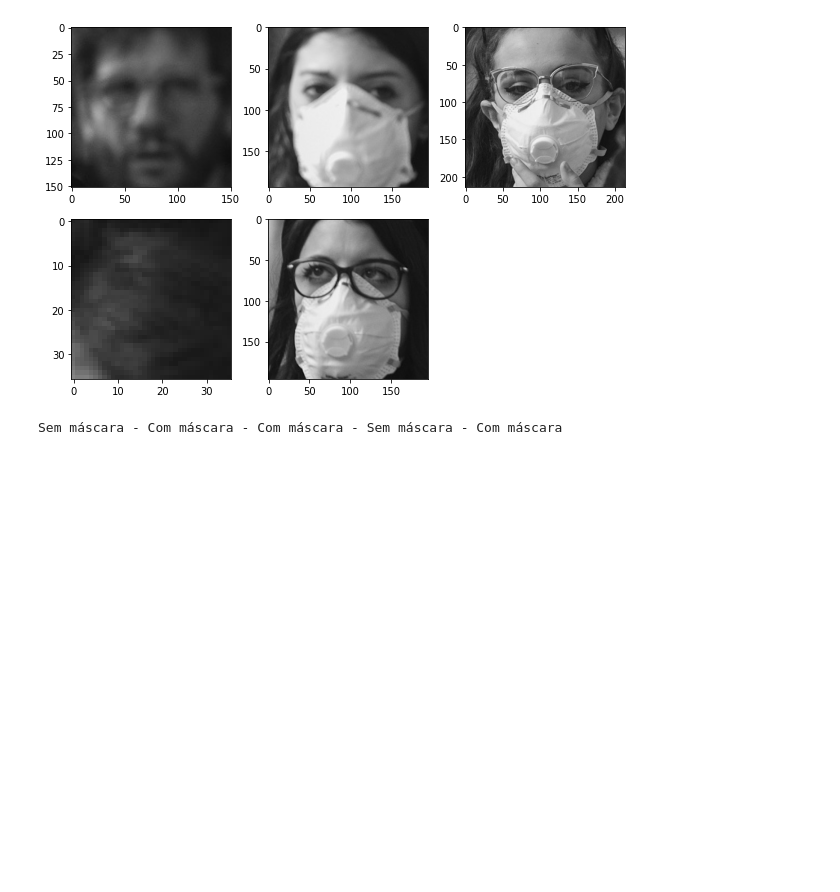
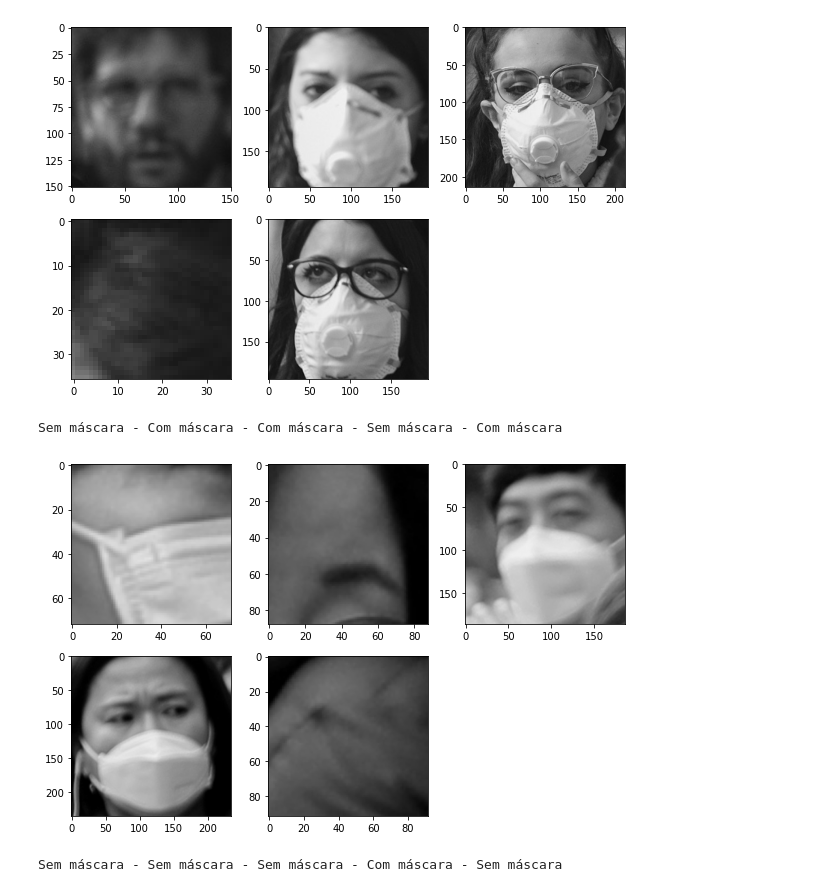
Before and after one commit to ricardopesce/mask-detect, a Jupyter notebook: Mask-detect_train.ipynb, the cells around one changed output. Cells and saved outputs as stored; diff of their text form; code cells hidden in the pictures; blank space fills up the shorter version.

Commit message:
executando mais testes, com outras imagens

```diff
--- a/Mask-detect_train.ipynb
+++ b/Mask-detect_train.ipynb
@@ -221,3 +223,11 @@ print(*[classes[e] for e in c], sep=" - ")
 # %% [output]
 [figure]
 Sem máscara - Com máscara - Com máscara - Sem máscara - Com máscara
+# %%
+vetores = processar_imagem(pca, classificador, "pessoas-na-rua-5.jpg")
+c = knn.predict(pca.transform(vetores))
+
+print(*[classes[e] for e in c], sep=" - ")
+# %% [output]
+[figure, added]
+Sem máscara - Sem máscara - Sem máscara - Com máscara - Sem máscara
```
Also changed, not shown: parts of 7 cells of this notebook, 4 other files.
